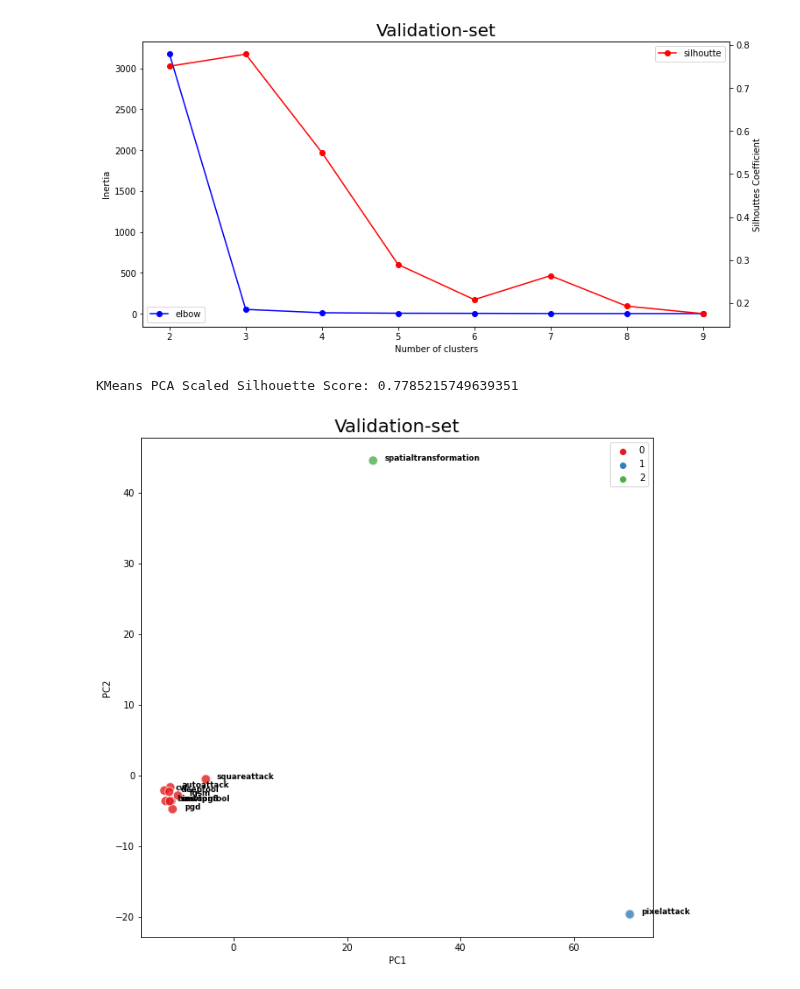
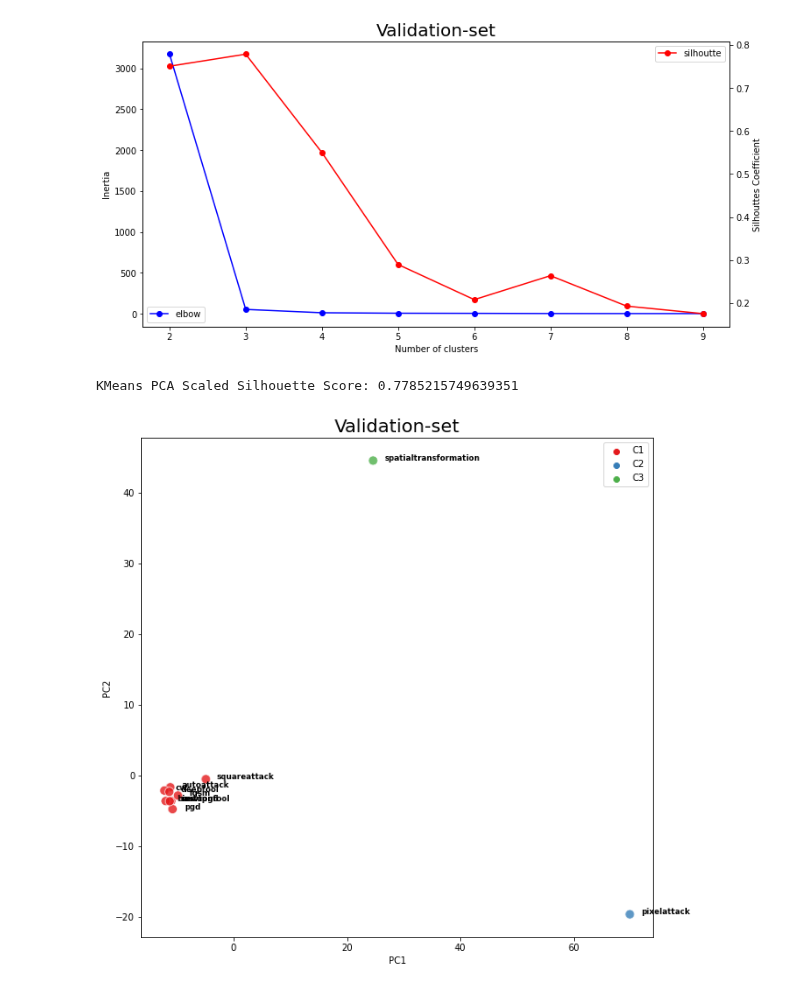
Before and after one commit to mhilmiasyrofi/attack-analysis, a Jupyter notebook: robust_overfitting/clustering-analysis-rq2.ipynb, the cells around one changed output. Cells and saved outputs as stored; diff of their text form; code cells hidden in the pictures.

Commit message:
add legend for the plost

```diff
--- a/robust_overfitting/clustering-analysis-rq2.ipynb
+++ b/robust_overfitting/clustering-analysis-rq2.ipynb
@@ -326,35 +326,39 @@ else :
 f.figure.savefig(path, bbox_inches='tight')
 # %% [output]
 [figure]
+# %%
+convert = {0: "C1", 1 : "C2", 2 : "C3"}
+def convert_label_to_cluster(arr):
+    return [convert[label] for label in arr]
 # %%
 n_cluster = 3
 kmeans_pca_scale = KMeans(n_clusters=n_cluster, n_init=100, max_iter=500, init='k-means++', random_state=42).fit(pca_df_scale)
 print('KMeans PCA Scaled Silhouette Score: {}'.format(silhouette_score(pca_df_scale, kmeans_pca_scale.labels_, metric='euclidean')))
 labels_pca_scale = kmeans_pca_scale.labels_
 
 clusters_pca_scale = pd.concat([pca_df_scale, pd.DataFrame({'pca_clusters':labels_pca_scale})], axis=1)
 
 plt.figure(figsize = (10,10))
-p1 = sns.scatterplot(clusters_pca_scale.iloc[:,0],clusters_pca_scale.iloc[:,1], hue=labels_pca_scale, palette='Set1', s=100, alpha=0.8)
+p1 = sns.scatterplot(clusters_pca_scale.iloc[:,0],clusters_pca_scale.iloc[:,1], hue=convert_label_to_cluster(labels_pca_scale), palette='Set1', s=100, alpha=0.8)
 
 if valtest :
     title = "Validation-set"
 else :
     title = "Test-set"
 p1.set_title(title, fontsize=20)
 
 for line in range(0,pca_df_scale.shape[0]):
      p1.text(pca_df_scale["PC1"][line]+2, pca_df_scale["PC2"][line],
          attacks[line], horizontalalignment='left',
          size='small', color='black', weight='semibold')
 f = plt.legend()
 plt.show()
 
 if valtest :
     path = "plot/at-cluster-result-val{}.png".format(valtest)
 else :
     path = "plot/at-cluster-result-default.png"
 f.figure.savefig(path, bbox_inches='tight')
 # %% [output]
 KMeans PCA Scaled Silhouette Score: 0.7785215749639351
-[figure, old version]
+[figure, new version]
```
